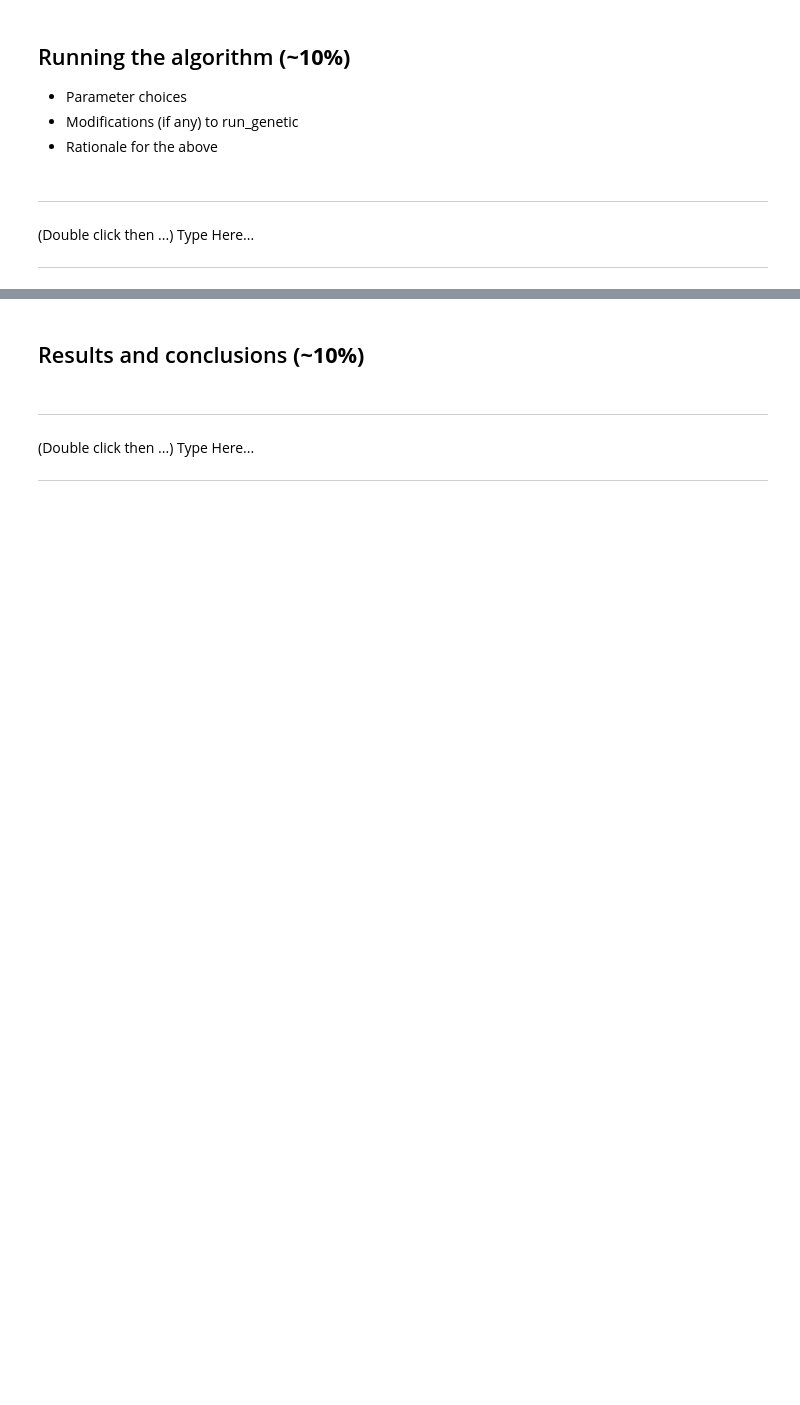
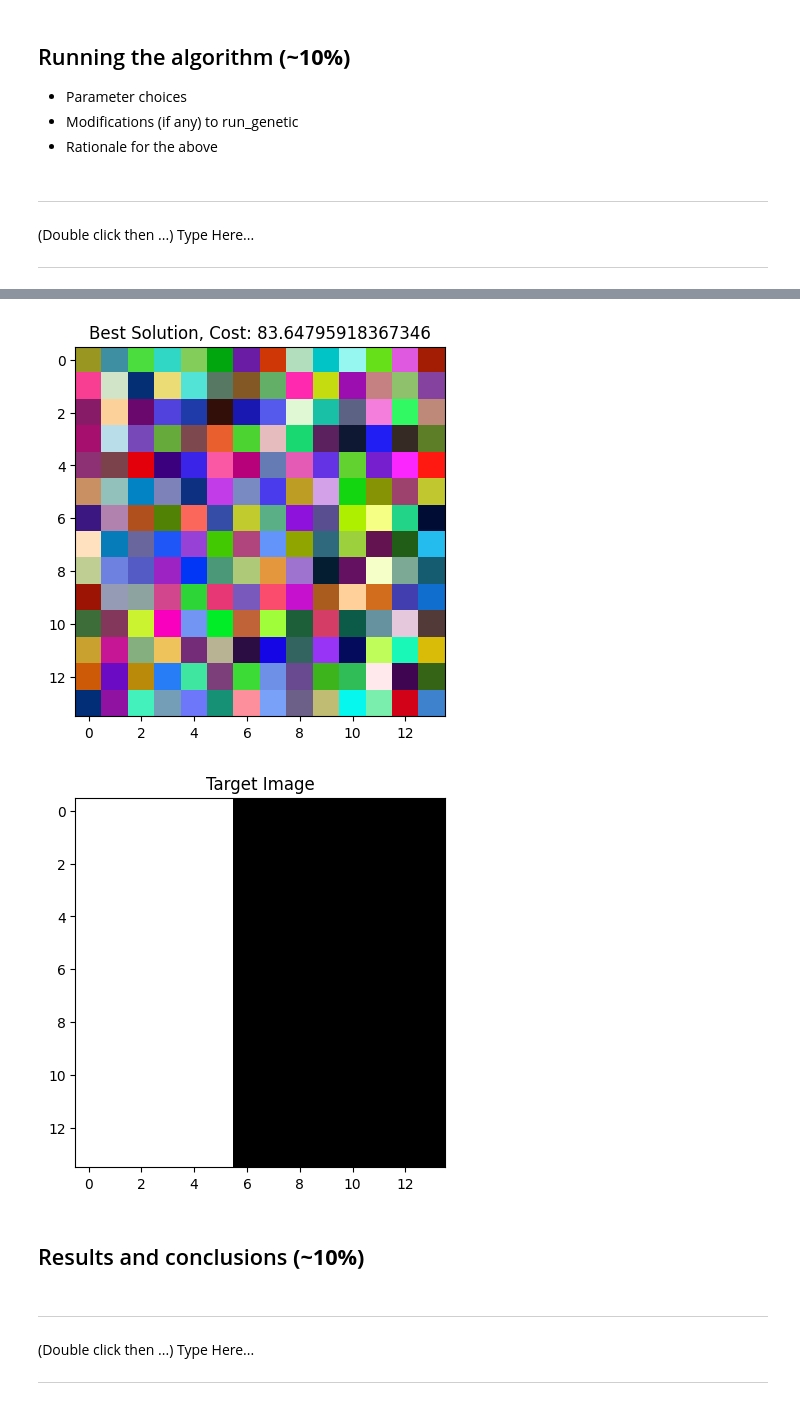
Before and after one commit to D-Elbel/AI_Genetic_Algorithm_CA, a Jupyter notebook: DarraghElbel_AI_CA_1.ipynb, the cells around one changed output, grey strips where cells are left out. Saved outputs shown, nothing was run; the diff lists cells and outputs as text; code cells hidden in the pictures; blank space fills up the shorter version.

```diff
--- a/DarraghElbel_AI_CA_1.ipynb
+++ b/DarraghElbel_AI_CA_1.ipynb
@@ -153,3 +306,14 @@ class parameters:
+# %%
+plt.imshow(b1.chromosome)
+plt.title(f"Best Solution, Cost: {b1.cost}")
+plt.show()
+
+plt.imshow(target_image)
+plt.title("Target Image")
+plt.show()
+# %% [output]
+[figure, added]
+[figure, added]
 # %%
 #  If changes to params or reruns of iterations dont overwrite, create more cells and copy code down to show evolution of final solution
 # %% [markdown]
```
Also changed, not shown: parts of 17 cells of this notebook, 2 other files.
